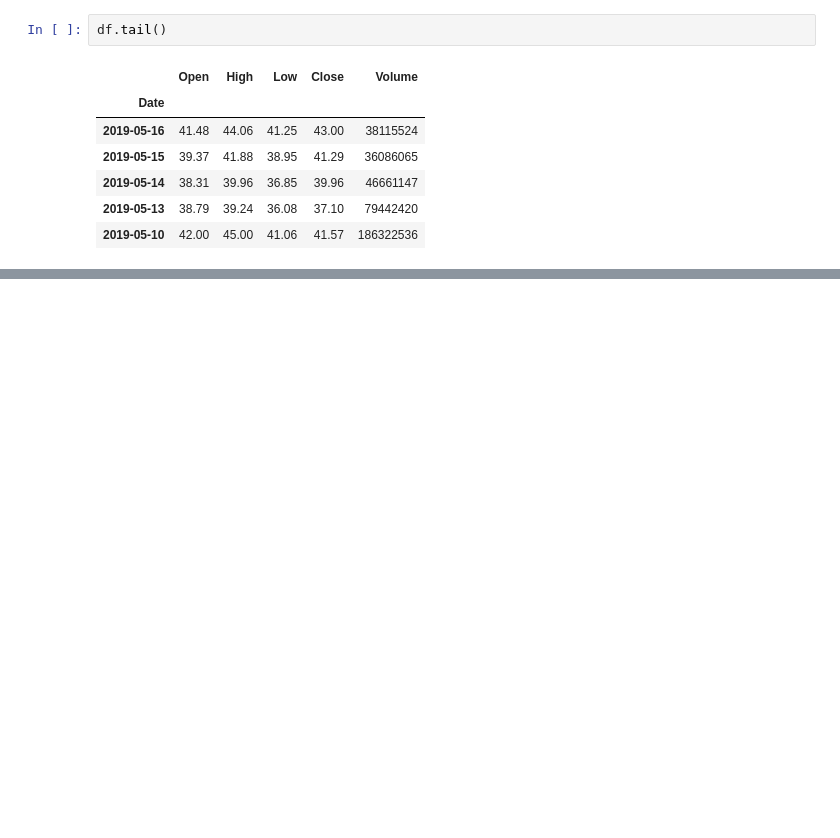
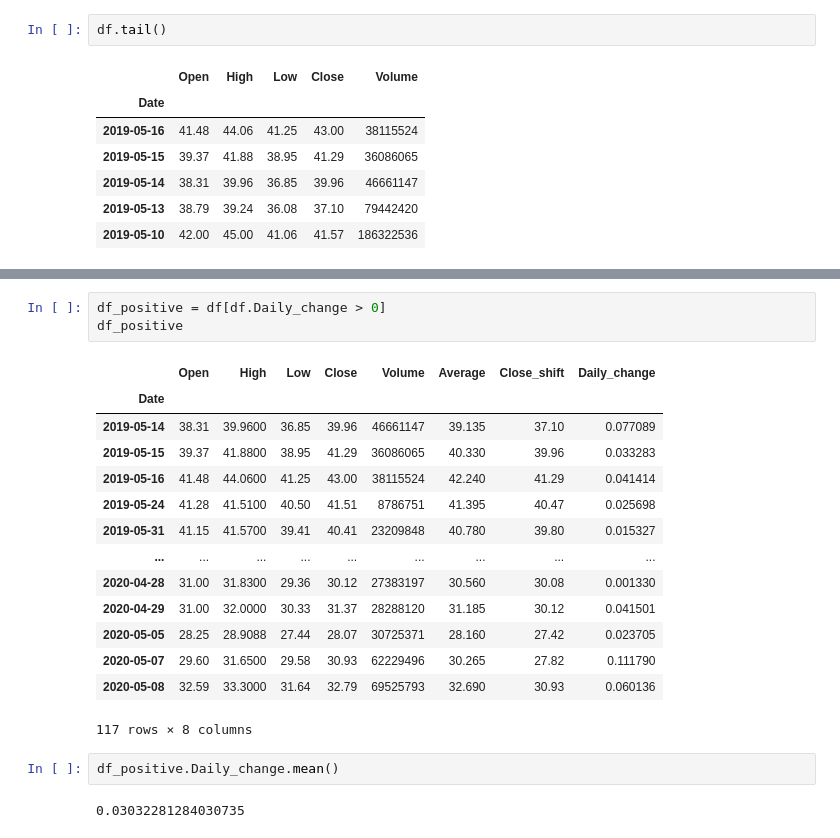
Before and after one commit to AgnieszkaBorys/data-science-bootcamp, a Jupyter notebook: 02_analiza_danych/02_dane_gieldowe.ipynb, the cells around one changed output, grey strips where cells are left out. Saved outputs shown, nothing was run; the diff lists cells and outputs as text; blank space fills up the shorter version.

```diff
--- a/02_analiza_danych/02_dane_gieldowe.ipynb
+++ b/02_analiza_danych/02_dane_gieldowe.ipynb
@@ -359,0 +465,22 @@ df.describe().T
+# %%
+df_positive = df[df.Daily_change > 0]
+df_positive
+# %% [output]
+|  | Open | High | Low | Close | Volume | Average | Close_shift | Daily_change |
+| Date |  |  |  |  |  |  |  |  |
+| 2019-05-14 | 38.31 | 39.9600 | 36.85 | 39.96 | 46661147 | 39.135 | 37.10 | 0.077089 |
+| 2019-05-15 | 39.37 | 41.8800 | 38.95 | 41.29 | 36086065 | 40.330 | 39.96 | 0.033283 |
+| 2019-05-16 | 41.48 | 44.0600 | 41.25 | 43.00 | 38115524 | 42.240 | 41.29 | 0.041414 |
+| 2019-05-24 | 41.28 | 41.5100 | 40.50 | 41.51 | 8786751 | 41.395 | 40.47 | 0.025698 |
+| 2019-05-31 | 41.15 | 41.5700 | 39.41 | 40.41 | 23209848 | 40.780 | 39.80 | 0.015327 |
+| ... | ... | ... | ... | ... | ... | ... | ... | ... |
+| 2020-04-28 | 31.00 | 31.8300 | 29.36 | 30.12 | 27383197 | 30.560 | 30.08 | 0.001330 |
+| 2020-04-29 | 31.00 | 32.0000 | 30.33 | 31.37 | 28288120 | 31.185 | 30.12 | 0.041501 |
+| 2020-05-05 | 28.25 | 28.9088 | 27.44 | 28.07 | 30725371 | 28.160 | 27.42 | 0.023705 |
+| 2020-05-07 | 29.60 | 31.6500 | 29.58 | 30.93 | 62229496 | 30.265 | 27.82 | 0.111790 |
+| 2020-05-08 | 32.59 | 33.3000 | 31.64 | 32.79 | 69525793 | 32.690 | 30.93 | 0.060136 |
+117 rows × 8 columns
+# %%
+df_positive.Daily_change.mean()
+# %% [output]
+0.03032281284030735
```
Also changed, not shown: parts of 29 cells of this notebook.
